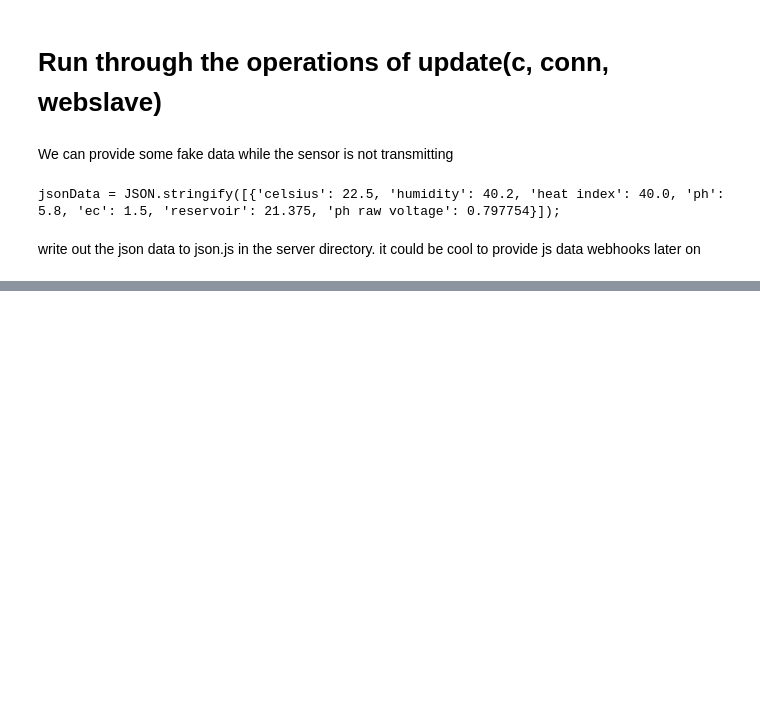
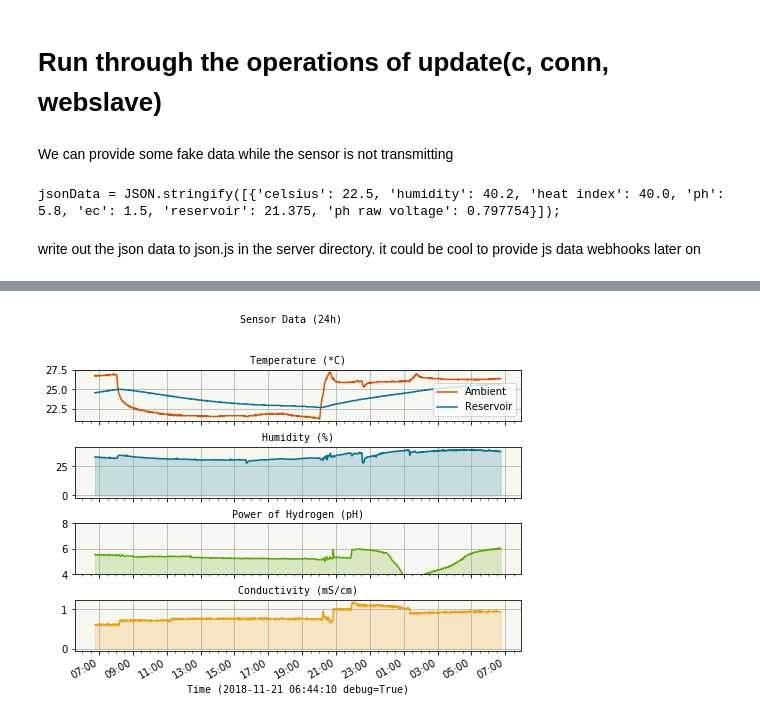
Before and after one commit to matt24smith/greenbox, a Jupyter notebook: main.ipynb, the cells around one changed output, grey strips where cells are left out. Drawn from its saved outputs; the diff is of its cells as text; code cells hidden in the pictures; blank space fills up the shorter version.

Commit message:
added some graphing features and debugging tools

```diff
--- a/main.ipynb
+++ b/main.ipynb
@@ -106,5 +118,5 @@ def dbinsert(jdata, c):
 # %%
-def graph(c, debug=False):
+def graph(c, debug=False, daterange=False):
     """
     [(0, 'time', 'datetime', 0, None, 0),
      (1, 'temp', 'float', 0, None, 0),
@@ -118,9 +130,18 @@ def graph(c, debug=False):
     font = FontProperties()
     font.set_family('monospace')
 
-    query = (r"SELECT * FROM sensor1 WHERE time BETWEEN "
-             + r"datetime('now', 'localtime', '-1 days') AND "
-             + r"datetime('now', 'localtime')")
+
+    if daterange is False:
+        query = (r"SELECT * FROM sensor1 WHERE time BETWEEN "
+                 + r"datetime('now', 'localtime', '-1 days') AND "
+                 + r"datetime('now', 'localtime')")
+    else:
+        query = (r"SELECT * FROM sensor1 WHERE time BETWEEN "
+                 + r"datetime('now', 'localtime', '" + str(daterange[0])
+                 +" days') AND "
+                 + r"datetime('now', 'localtime', '" + str(daterange[1])
+                 + " days')")
+
     c.execute(query)
     res = np.array(c.fetchall())
 
@@ -143,10 +164,14 @@ def graph(c, debug=False):
     axs[0].legend()
     axs[1].set_title("Humidity (%)", fontproperties=font)
     axs[1].plot(dates, res[:, 2].astype(float), c=palette[0])
+    axs[1].fill_between(dates, res[:, 2].astype(float), alpha=0.2, color=palette[0])
     axs[2].set_title("Power of Hydrogen (pH)", fontproperties=font)
     axs[2].plot(dates, res[:, 4].astype(float), c=palette[1])
+    axs[2].fill_between(dates, res[:, 4].astype(float), alpha=0.2, color=palette[1])
+    axs[2].set_ylim([4,8])
     axs[3].set_title("Conductivity (mS/cm)", fontproperties=font)
     axs[3].plot(dates, (res[:, 5].astype(float)), c=palette[2])
+    axs[3].fill_between(dates, res[:, 5].astype(float), alpha=0.2, color=palette[2])
 
     for ax in axs:
         ax.grid()
@@ -161,11 +186,12 @@ def graph(c, debug=False):
     else:
         plt.xlabel("Time (%s)" % today, fontproperties=font)
     fig.autofmt_xdate()
-    #plt.show()
-    #os.rename(graphfile, (graphfile[:-4]+".old.png"))
-    plt.savefig(graphfile, facecolor=palette[5], edgecolor="red")
-    plt.close()
 
-    writeJS(jsonfile)
+    if debug:
+        plt.show()
+    else:
+        plt.savefig(graphfile, facecolor=palette[5], edgecolor="red")
+        plt.close()
+        writeJS(res, jsonfile)
 
     return
@@ -288,4 +277,6 @@ conn.commit()
 # %%
-graph(c, debug=True)
+graph(c, debug=True, daterange=[-255, -254])
+# %% [output]
+[figure, added]
 # %%
 query = (r"SELECT * FROM sensor1 WHERE time BETWEEN "
```
Also changed, not shown: parts of 17 cells of this notebook, 1 other file.
